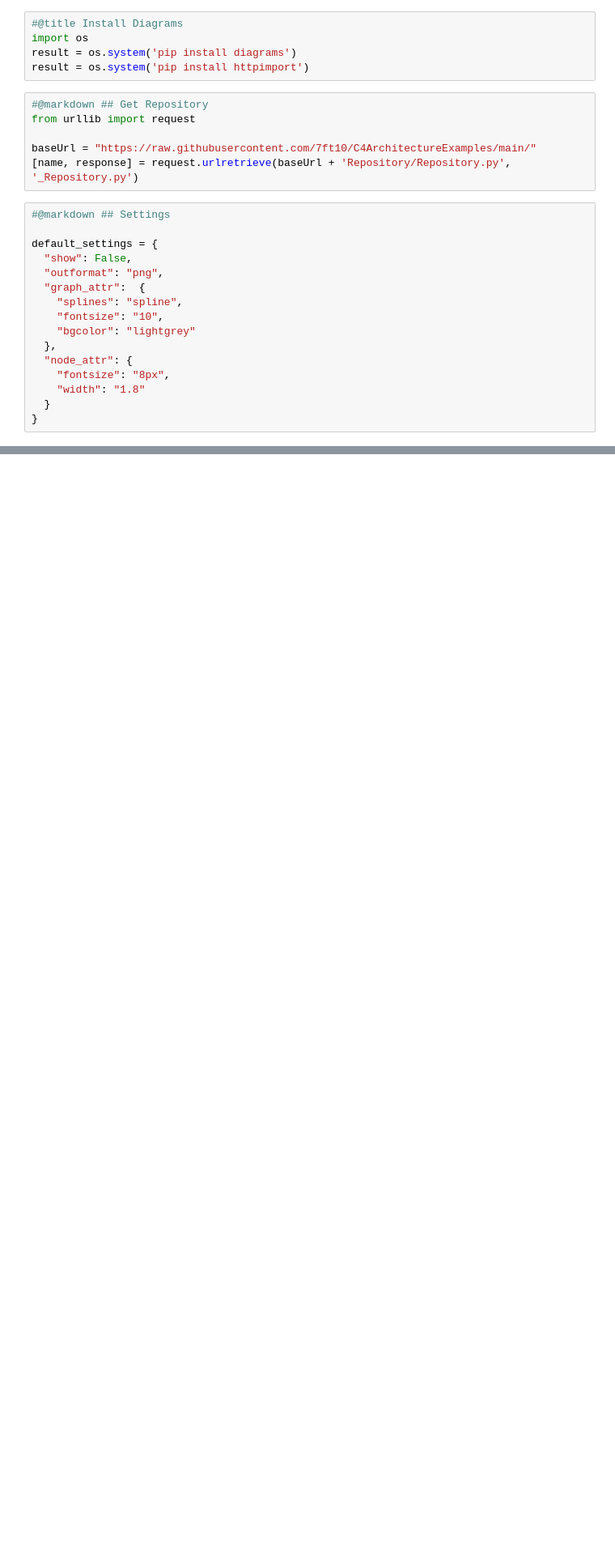
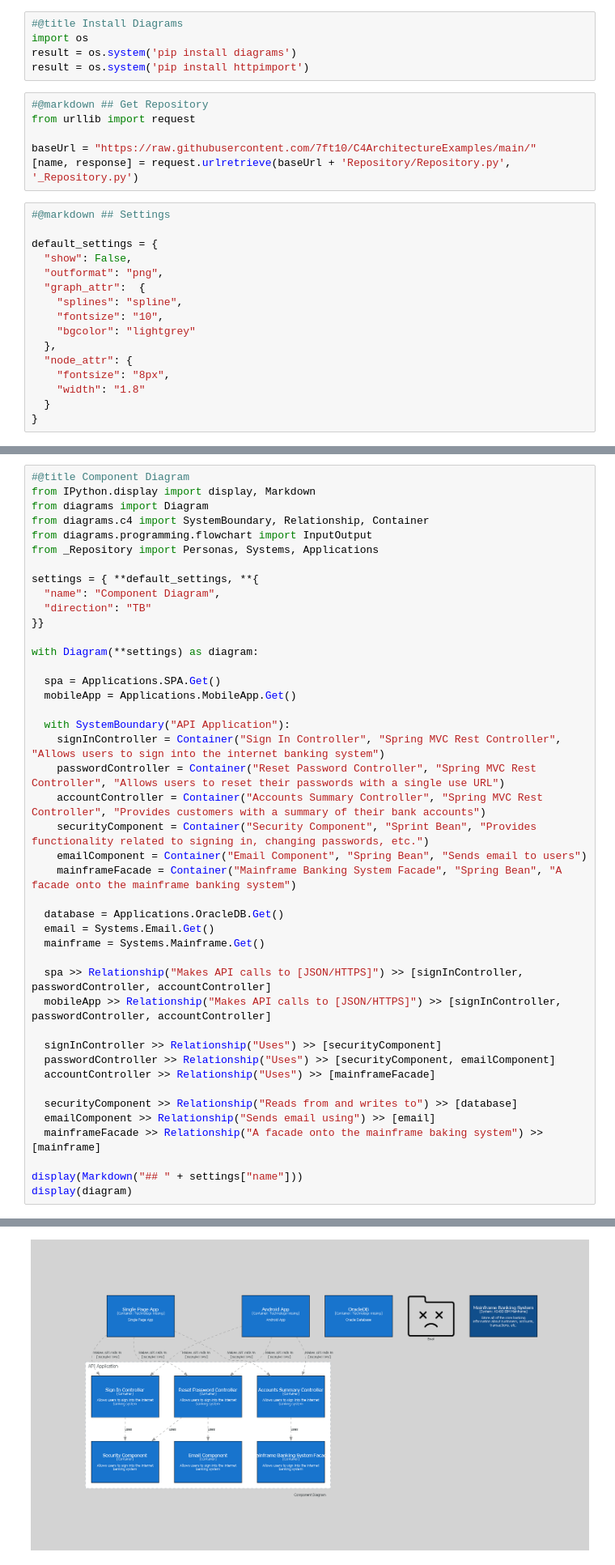
Before and after one commit to 7ft10/C4ArchitectureExamples, a Jupyter notebook: C4_Architecture_Examples.ipynb, the cells around one changed output, grey strips where cells are left out. Shown at 81% size. Cells and saved outputs as stored; diff of their text form; blank space fills up the shorter version.

```diff
--- a/C4_Architecture_Examples.ipynb
+++ b/C4_Architecture_Examples.ipynb
@@ -107,0 +146,44 @@ display(diagram)
+# %%
+#@title Component Diagram
+from IPython.display import display, Markdown
+from diagrams import Diagram
+from diagrams.c4 import SystemBoundary, Relationship, Container
+from diagrams.programming.flowchart import InputOutput
+from _Repository import Personas, Systems, Applications
+
+settings = { **default_settings, **{
+  "name": "Component Diagram",
+  "direction": "TB"
+}}
+
+with Diagram(**settings) as diagram:
+
+  spa = Applications.SPA.Get()
+  mobileApp = Applications.MobileApp.Get()
+
+  with SystemBoundary("API Application"):
+    signInController = Container("Sign In Controller", "Spring MVC Rest Controller", "Allows users to sign into the internet banking system")
+    passwordController = Container("Reset Password Controller", "Spring MVC Rest Controller", "Allows users to reset their passwords with a single use URL")
+    accountController = Container("Accounts Summary Controller", "Spring MVC Rest Controller", "Provides customers with a summary of their bank accounts")
+    securityComponent = Container("Security Component", "Sprint Bean", "Provides functionality related to signing in, changing passwords, etc.")
+    emailComponent = Container("Email Component", "Spring Bean", "Sends email to users")
+    mainframeFacade = Container("Mainframe Banking System Facade", "Spring Bean", "A facade onto the mainframe banking system")
+
+  database = Applications.OracleDB.Get()
+  email = Systems.Email.Get()
+  mainframe = Systems.Mainframe.Get()
+
+  spa >> Relationship("Makes API calls to [JSON/HTTPS]") >> [signInController, passwordController, accountController]
+  mobileApp >> Relationship("Makes API calls to [JSON/HTTPS]") >> [signInController, passwordController, accountController]
+
+  signInController >> Relationship("Uses") >> [securityComponent]
+  passwordController >> Relationship("Uses") >> [securityComponent, emailComponent]
+  accountController >> Relationship("Uses") >> [mainframeFacade]
+
+  securityComponent >> Relationship("Reads from and writes to") >> [database]
+  emailComponent >> Relationship("Sends email using") >> [email]
+  mainframeFacade >> Relationship("A facade onto the mainframe baking system") >> [mainframe]
+
+display(Markdown("## " + settings["name"]))
+display(diagram)
+# %% [output]
@@ -107,0 +192 @@ display(diagram)
+[figure, added]
```
Also changed, not shown: parts of 4 cells of this notebook, 5 other files.
